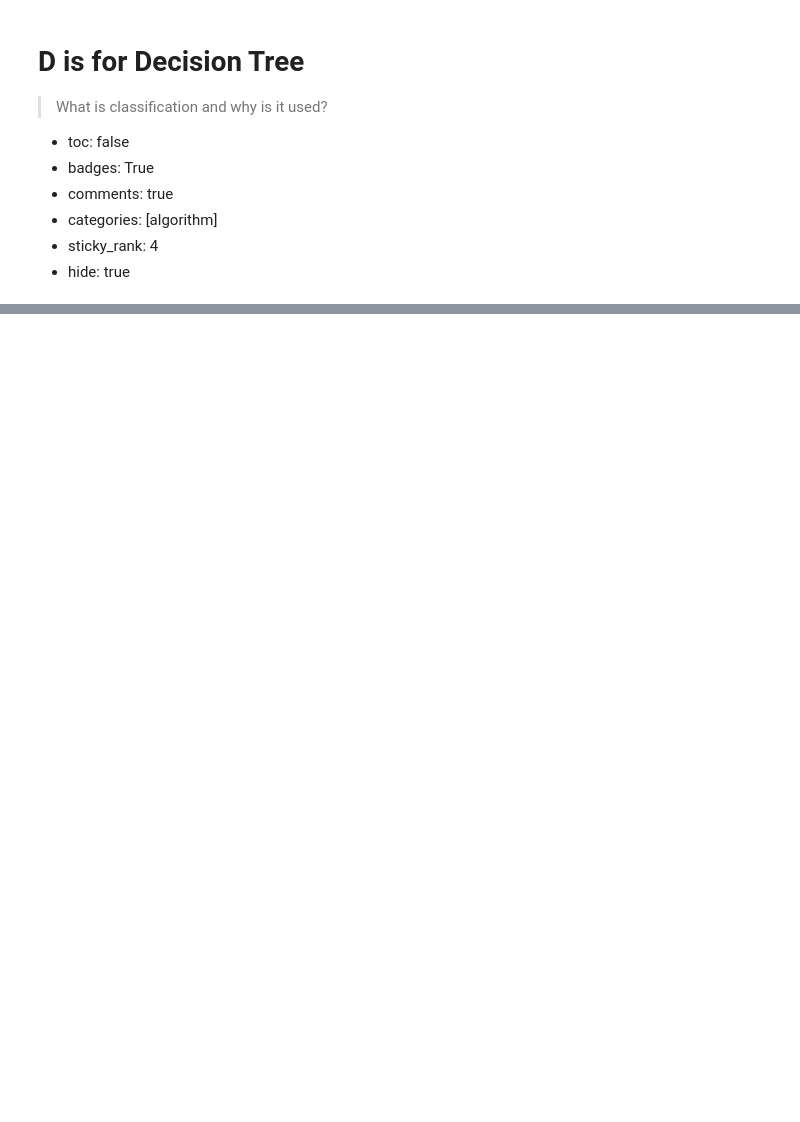
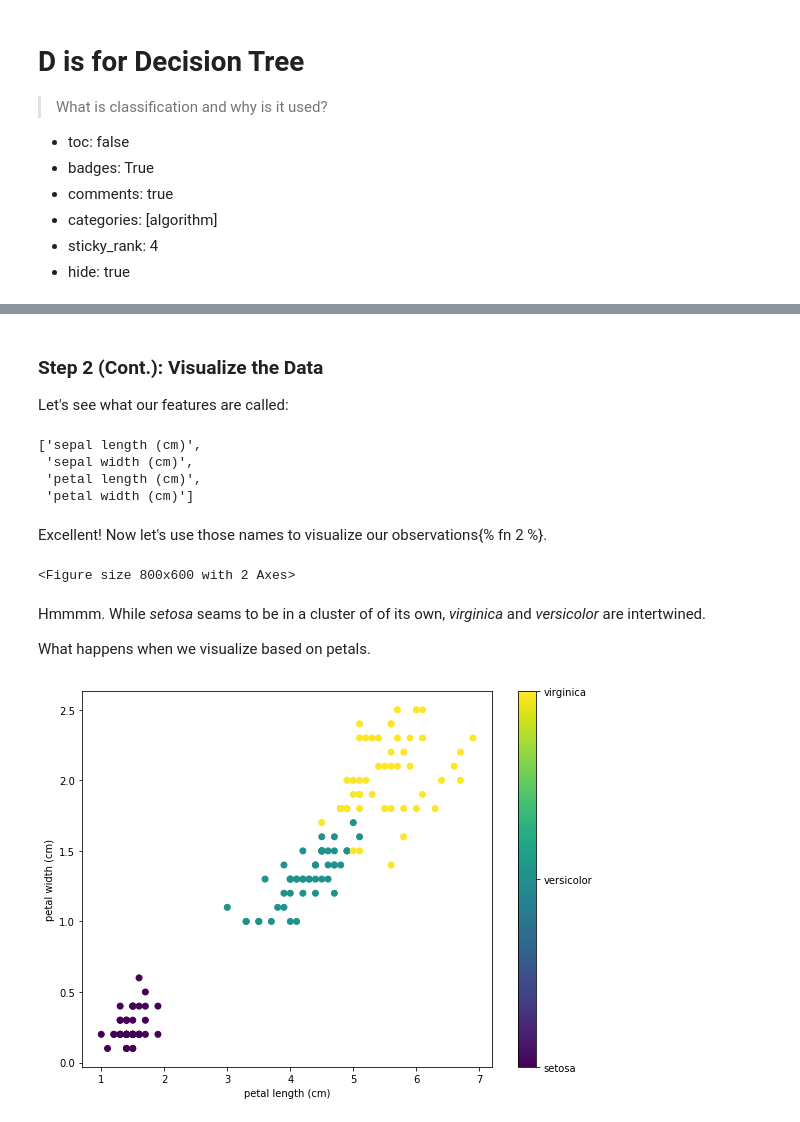
Before and after one commit to educatorsRlearners/an-a-z-of-machine-learning, a Jupyter notebook: _notebooks/2020-05-26-d-is-for-decision-tree.ipynb, the cells around one changed output, grey strips where cells are left out. Drawn from its saved outputs; the diff is of its cells as text; code cells hidden in the pictures; blank space fills up the shorter version.

```diff
--- a/_notebooks/2020-05-26-d-is-for-decision-tree.ipynb
+++ b/_notebooks/2020-05-26-d-is-for-decision-tree.ipynb
@@ -31,0 +37,6 @@ While the math is [fairly complicated](https://heartbeat.fritz.ai/understanding-
+# %%
+from sklearn.datasets import load_iris
+
+iris = load_iris()
+X = iris.data
+y = iris.target
@@ -31,0 +51,47 @@ While the math is [fairly complicated](https://heartbeat.fritz.ai/understanding-
+# %% [markdown]
+### Step 2 (Cont.): Visualize the Data
+
+Let's see what our features are called:
+# %%
+iris.feature_names
+# %% [output]
+['sepal length (cm)',
+ 'sepal width (cm)',
+ 'petal length (cm)',
+ 'petal width (cm)']
+# %% [markdown]
+Excellent! Now let's use those names to visualize our observations{% fn 2 %}.
+# %%
+sepal_length, sepal_width, petal_length, petal_width  = 0, 1, 2, 3
+
+from matplotlib import pyplot as plt
+
+formatter = plt.FuncFormatter(lambda i, *args: iris.target_names[int(i)])
+
+plt.figure(figsize=(8, 6))
+plt.scatter(iris.data[:, sepal_length], iris.data[:, sepal_width], c=iris.target)
+plt.colorbar(ticks=[0, 1, 2], format=formatter)
+plt.xlabel(iris.feature_names[sepal_length])
+plt.ylabel(iris.feature_names[sepal_width])
+
+plt.tight_layout()
+plt.show()
+# %% [output]
+<Figure size 800x600 with 2 Axes>
+# %% [markdown]
+Hmmmm. While *setosa* seams to be in a cluster of of its own, *virginica* and *versicolor* are intertwined.
+
+What happens when we visualize based on petals.
+# %%
+formatter = plt.FuncFormatter(lambda i, *args: iris.target_names[int(i)])
+
+plt.figure(figsize=(8,6))
+plt.scatter(iris.data[:, petal_length], iris.data[:, petal_width], c=iris.target)
+plt.colorbar(ticks=[0, 1, 2], format=formatter)
+plt.xlabel(iris.feature_names[petal_length])
+plt.ylabel(iris.feature_names[petal_width])
+
+plt.tight_layout()
+plt.show()
+# %% [output]
+[figure, added]
```
Also changed, not shown: parts of 11 cells of this notebook.
